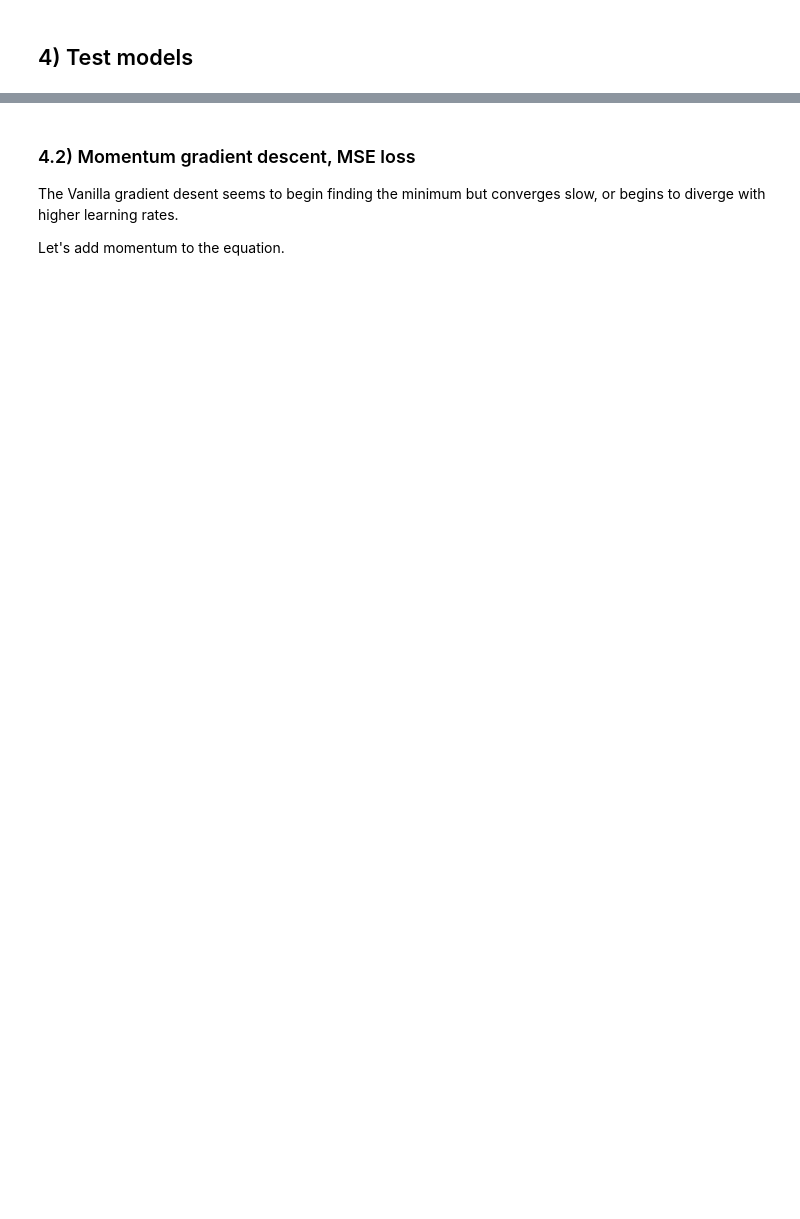
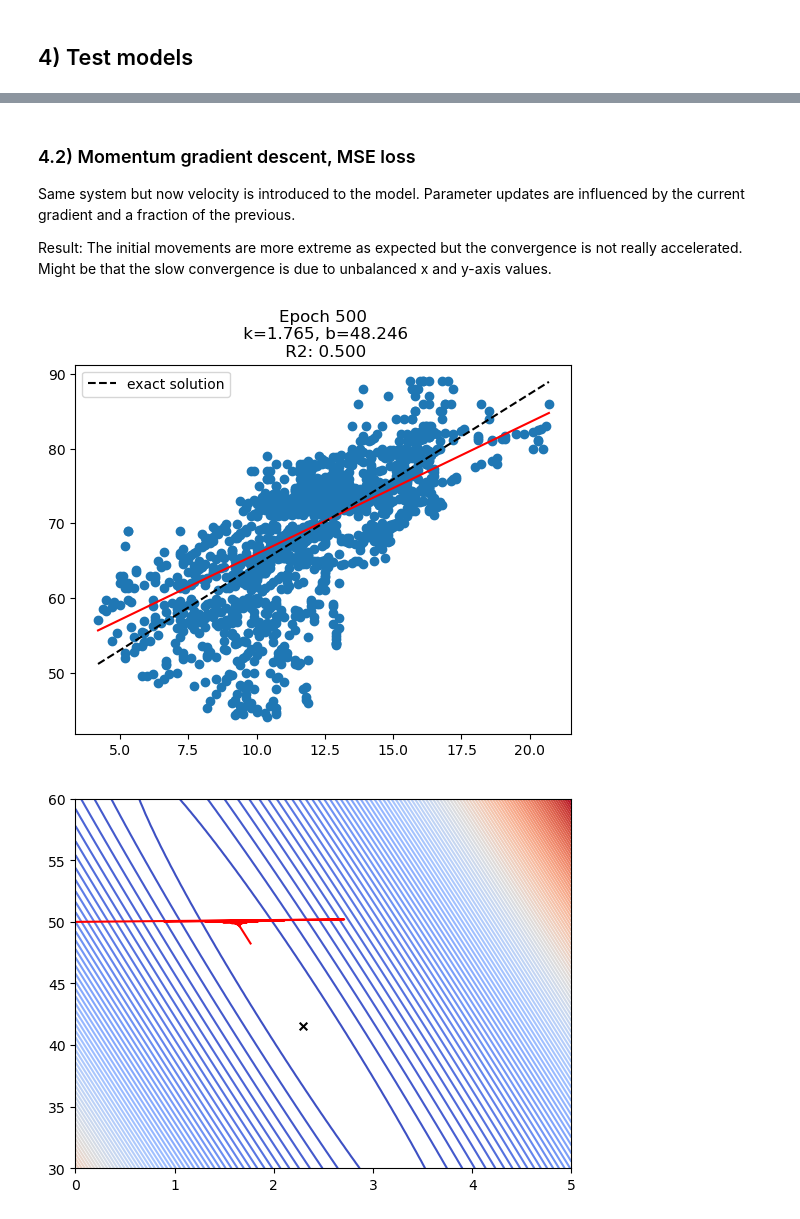
Before and after one commit to pekko-kauppila/Machine-Learning-Projects, a Jupyter notebook: Manual_linear_regression/manual_linear_regression.ipynb, the cells around one changed output, grey strips where cells are left out. Saved outputs shown, nothing was run; the diff lists cells and outputs as text; code cells hidden in the pictures; blank space fills up the shorter version.

```diff
--- a/Manual_linear_regression/manual_linear_regression.ipynb
+++ b/Manual_linear_regression/manual_linear_regression.ipynb
@@ -205,9 +216,10 @@ plt.show()
 # %% [markdown]
 ### 4.2) Momentum gradient descent, MSE loss
 
-The Vanilla gradient desent seems to begin finding the minimum but converges slow, or begins to diverge with higher learning rates.
+Same system but now velocity is introduced to the model. Parameter updates are influenced by the current gradient and a fraction of the previous.
 
-Let's add momentum to the equation.
+Result:
+The initial movements are more extreme as expected but the convergence is not really accelerated. Might be that the slow convergence is due to unbalanced x and y-axis values.
 # %%
 %matplotlib inline
 import time
@@ -217,7 +229,7 @@ from IPython import display
 k = 0
 b = 50
 l = 0.005
-epochs = 1000
+epochs = 500
 
 # Velocities
 v_k = 0
@@ -267,33 +279,34 @@ for i in range(epochs):
     # Predicted y with linear fit
     y_pred = k * x + b
 
     r2 = r_squared(y, y_pred)
 
     # Update line plot
     line.set_ydata([y_pred.min(), y_pred.max()])
     ax.set_title(f'Epoch {i+1}\n k={k:.3f}, b={b:.3f}\n R2: {r2:.3f}')
 
     display.display(plt.gcf())
     display.clear_output(wait=True)
 
-plt.close(fig)
-
 
 # Contour plot of loss minimization
 k_vals = np.linspace(0, 5, 100)
 b_vals = np.linspace(30, 60, 100)
 K, B = np.meshgrid(k_vals, b_vals)
 
 # Loss for each point
 loss_grid = np.zeros_like(K)
 for i in range(K.shape[0]):
     for j in range(K.shape[1]):
         y_pred_grid = K[i, j] * x + B[i, j]
         loss_grid[i, j] = np.mean((y - y_pred_grid) ** 2)
 
 plt.figure()
 c_plot = plt.contour(K, B, loss_grid, levels=100, cmap='coolwarm')
 plt.scatter(coeffs[0], coeffs[1], c='k', marker='x', s=30, label='exact solution')
 plt.plot(path_k, path_b, c='r')
 plt.show()
+# %% [output]
+[figure, added]
+[figure, added]
 # %% [markdown]
```
Also changed, not shown: parts of 12 cells of this notebook.
